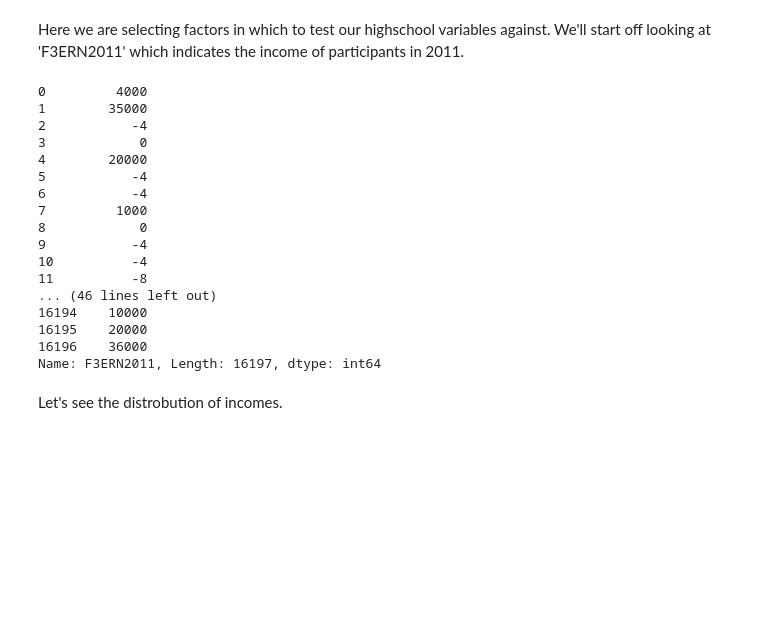
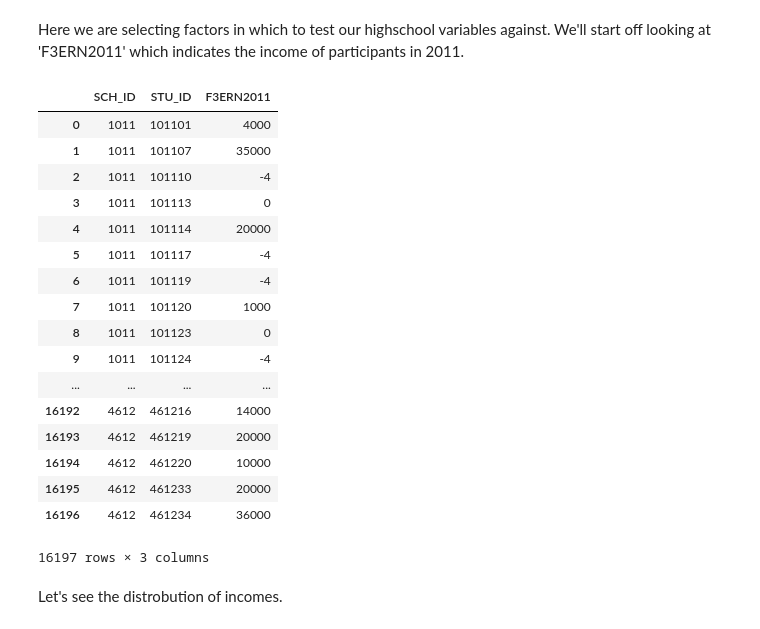
Before and after one commit to collinarnett/accenture-challenge-patriothacks-2018, a Jupyter notebook: accenturehack.ipynb, the cells around one changed output. Saved outputs shown, nothing was run; the diff lists cells and outputs as text; code cells hidden in the pictures; blank space fills up the shorter version.

```diff
--- a/accenturehack.ipynb
+++ b/accenturehack.ipynb
@@ -64,26 +64,30 @@ raw.head()
 ## Validation Set
 # %% [markdown]
 Here we are selecting factors in which to test our highschool variables against. We'll start off looking at 'F3ERN2011' which indicates the income of participants in 2011.
-# %%
-data['F3ERN2011']
-# %% [output]
-0         4000
-1        35000
-2           -4
-3            0
-4        20000
-5           -4
-6           -4
-7         1000
-8            0
-9           -4
-10          -4
-11          -8
-... (46 lines left out)
-16194    10000
-16195    20000
-16196    36000
-Name: F3ERN2011, Length: 16197, dtype: int64
+# %%
+income = pd.DataFrame(data['F3ERN2011'].copy())
+income.insert(0,"STU_ID",data["STU_ID"])
+income.insert(0,"SCH_ID",data["SCH_ID"])
+income
+# %% [output]
+|  | SCH_ID | STU_ID | F3ERN2011 |
+| 0 | 1011 | 101101 | 4000 |
+| 1 | 1011 | 101107 | 35000 |
+| 2 | 1011 | 101110 | -4 |
+| 3 | 1011 | 101113 | 0 |
+| 4 | 1011 | 101114 | 20000 |
+| 5 | 1011 | 101117 | -4 |
+| 6 | 1011 | 101119 | -4 |
+| 7 | 1011 | 101120 | 1000 |
+| 8 | 1011 | 101123 | 0 |
+| 9 | 1011 | 101124 | -4 |
+| ... | ... | ... | ... |
+| 16192 | 4612 | 461216 | 14000 |
+| 16193 | 4612 | 461219 | 20000 |
+| 16194 | 4612 | 461220 | 10000 |
+| 16195 | 4612 | 461233 | 20000 |
+| 16196 | 4612 | 461234 | 36000 |
+16197 rows × 3 columns
 # %% [markdown]
 Let's see the distrobution of incomes.
 # %%
```
Also changed, not shown: parts of 2 cells of this notebook.
